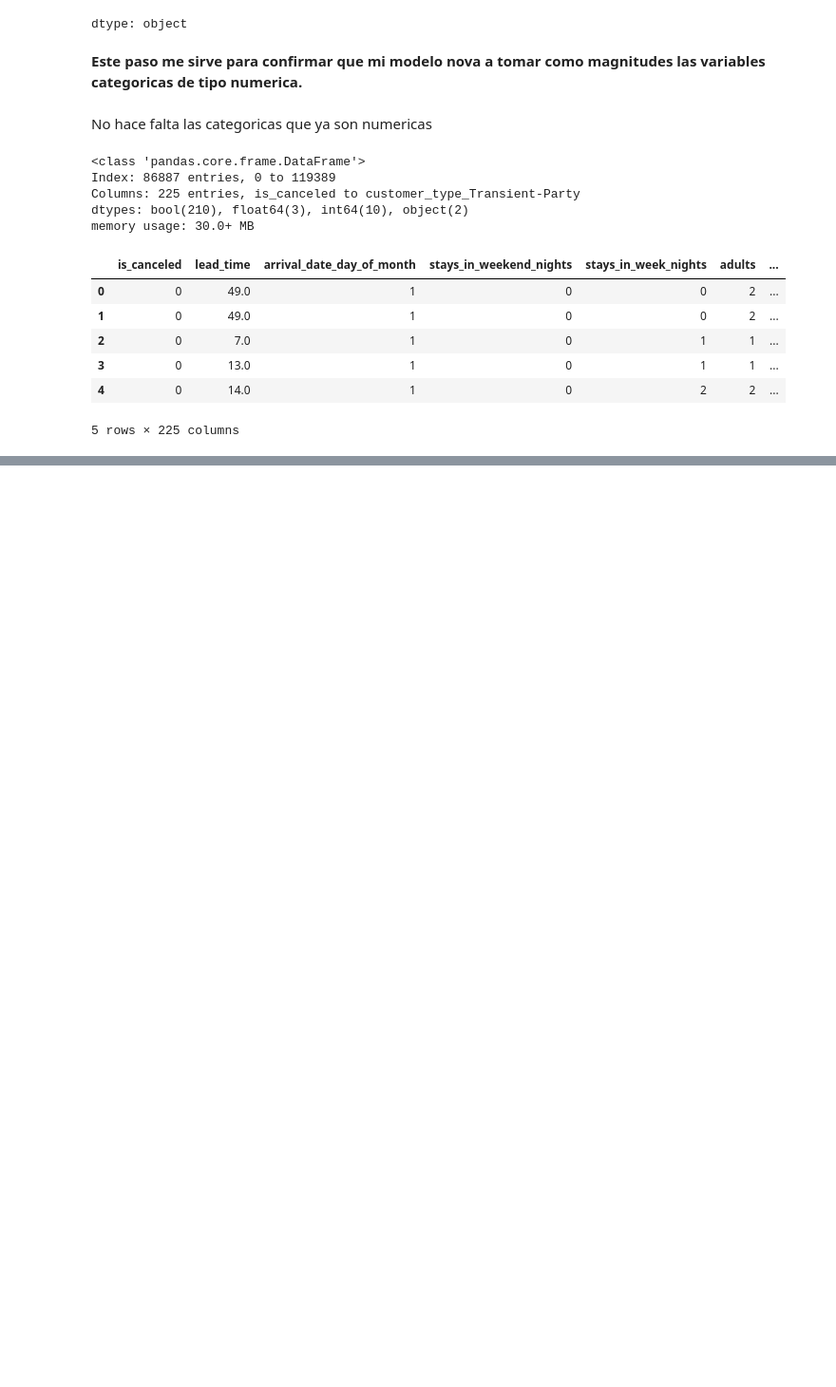
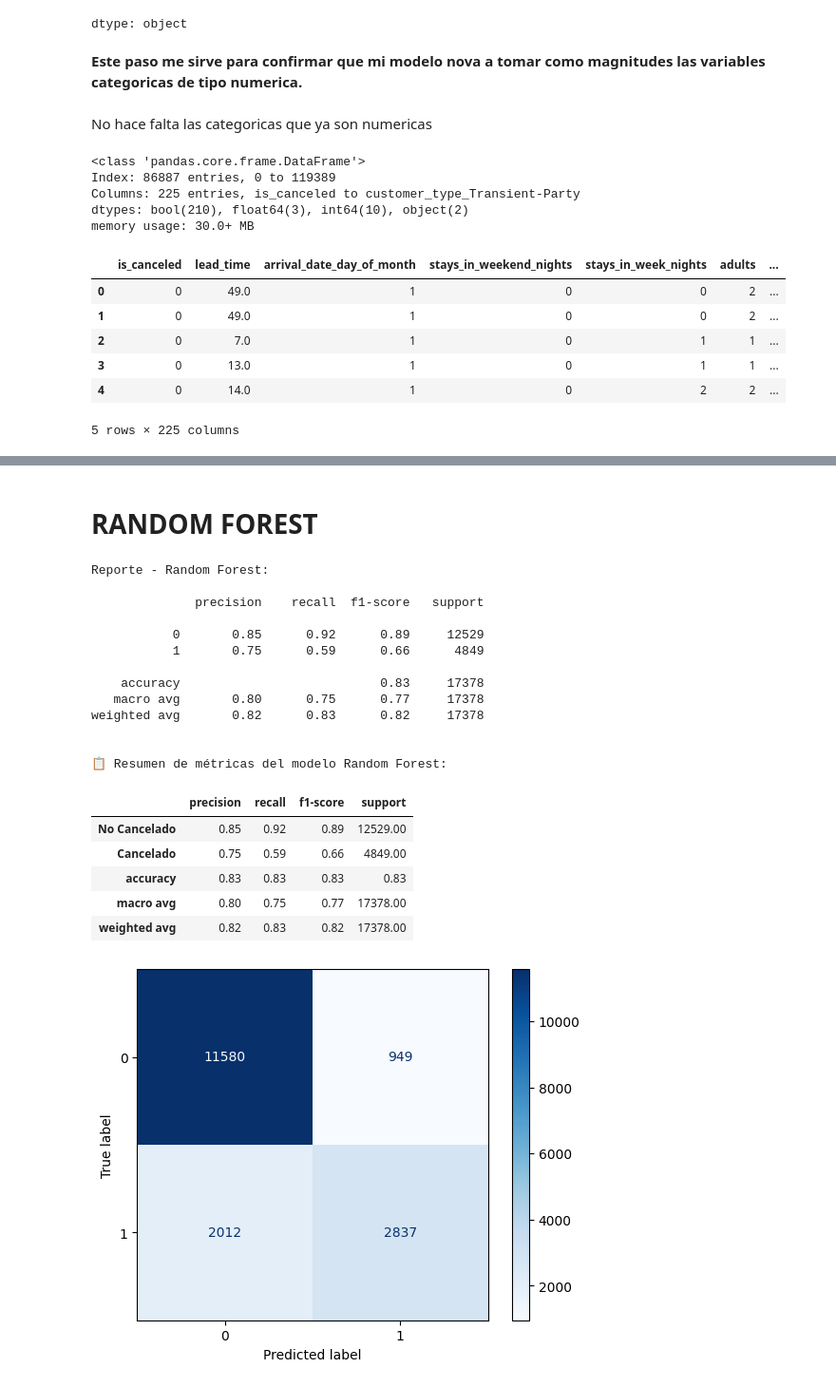
Before and after one commit to number1angel/tphotel, a Jupyter notebook: hotel_vn.ipynb, the cells around one changed output, grey strips where cells are left out. Shown at 95% size. Saved outputs shown, nothing was run; the diff lists cells and outputs as text; code cells hidden in the pictures; blank space fills up the shorter version.

```diff
--- a/hotel_vn.ipynb
+++ b/hotel_vn.ipynb
@@ -594,0 +667,47 @@ memory usage: 30.0+ MB
+# %% [markdown]
+# **RANDOM FOREST**
+# %%
+# Inicializo el modelo
+rf_model = RandomForestClassifier(n_estimators=100, random_state=42)
+
+# Entreno el modelo
+rf_model.fit(X_train, y_train)
+
+# Predicciones
+y_pred_rf = rf_model.predict(X_test)
+# %%
+# Reporte de clasificación
+print("Reporte - Random Forest:\n")
+print(classification_report(y_test, y_pred_rf))
+
+# Matriz de confusión
+ConfusionMatrixDisplay(confusion_matrix(y_test, y_pred_rf), display_labels=log_model.classes_).plot(cmap="Blues")
+
+# Reporte en tabla
+report_dict = classification_report(y_test, y_pred_rf, output_dict=True, target_names=['No Cancelado', 'Cancelado'])
+report_df = pd.DataFrame(report_dict).T
+report_df = report_df[['precision', 'recall', 'f1-score', 'support']]
+
+print("\n📋 Resumen de métricas del modelo Random Forest:")
+display(report_df.round(2))
+# %% [output]
+Reporte - Random Forest:
+
+              precision    recall  f1-score   support
+
+           0       0.85      0.92      0.89     12529
+           1       0.75      0.59      0.66      4849
+
+    accuracy                           0.83     17378
+   macro avg       0.80      0.75      0.77     17378
+weighted avg       0.82      0.83      0.82     17378
+
+
+📋 Resumen de métricas del modelo Random Forest:
+|  | precision | recall | f1-score | support |
+| No Cancelado | 0.85 | 0.92 | 0.89 | 12529.00 |
+| Cancelado | 0.75 | 0.59 | 0.66 | 4849.00 |
+| accuracy | 0.83 | 0.83 | 0.83 | 0.83 |
+| macro avg | 0.80 | 0.75 | 0.77 | 17378.00 |
+| weighted avg | 0.82 | 0.83 | 0.82 | 17378.00 |
+[figure, added]
```
Also changed, not shown: parts of 18 cells of this notebook.
